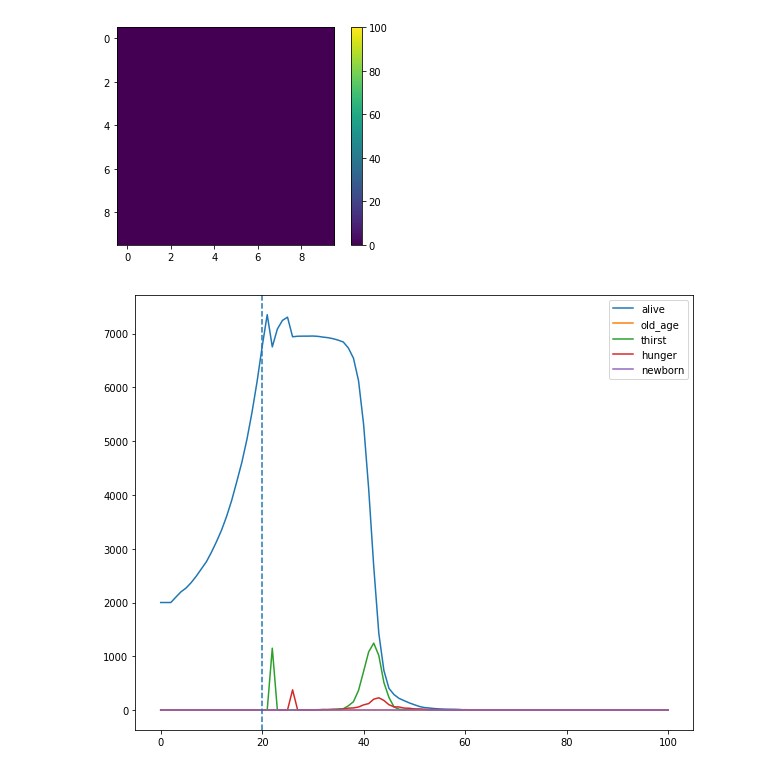
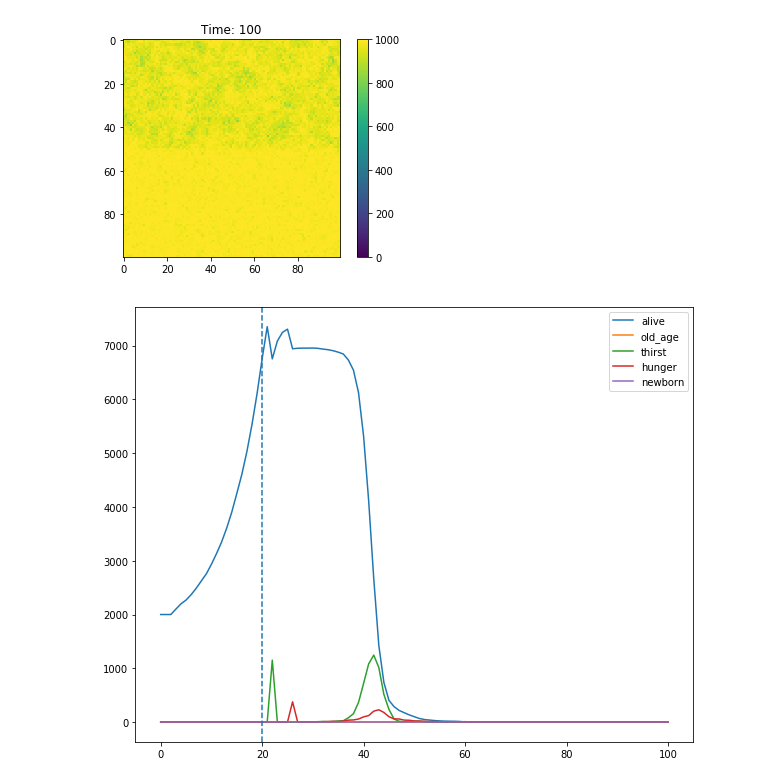
Before and after one commit to bbrzycki/flowerpot, a Jupyter notebook: jupyter-notebooks/Visualize_2D.ipynb, the cells around one changed output. Drawn from its saved outputs; the diff is of its cells as text; code cells hidden in the pictures.

```diff
--- a/jupyter-notebooks/Visualize_2D.ipynb
+++ b/jupyter-notebooks/Visualize_2D.ipynb
@@ -14,8 +14,8 @@ from flowerpot import *
 organism_list = dataset_io.load_organism_dataset('/Users/bryanbrzycki/Documents/Personal/Evolution-Code/Code/blossom/scripts/datasets/test_general_2d/organisms_ds0010.txt')
 organism_list
 # %%
-organism_path = '/Users/bryanbrzycki/Documents/Personal/Evolution-Code/Code/blossom/scripts/datasets/test_general_2d/organisms_ds0000.txt'
-world_path = '/Users/bryanbrzycki/Documents/Personal/Evolution-Code/Code/blossom/scripts/datasets/test_general_2d/world_ds0000.txt'
+organism_path = '/Users/bryanbrzycki/Documents/Personal/Evolution-Code/Code/blossom/scripts/2d/datasets/test_general_2d/organisms_ds0000.txt'
+world_path = '/Users/bryanbrzycki/Documents/Personal/Evolution-Code/Code/blossom/scripts/2d/datasets/test_general_2d/world_ds0000.txt'
 
 import json
 
@@ -24,7 +24,7 @@ with open(organism_path, 'r') as f:
 with open(world_path, 'r') as f:
     world = json.load(f)
 
-world_size = [10, 10]
+world_size = world['world_size']
 plot = [[0 for x in range(world_size[1])] for x in range(world_size[0])]
 
 for organism in organism_list:
@@ -32,6 +32,7 @@ for organism in organism_list:
         plot[organism['position'][0]][organism['position'][1]] += 1
 
 plt.imshow(plot)
+plt.title('Time: %03d' % 0)
 # plt.clim(0,10)
 plt.colorbar()
 plt.savefig('test.png')
@@ -40,16 +41,41 @@ plt.savefig('test.png')
 # %%
 organism_fields = ['alive', 'old_age', 'thirst', 'hunger', 'births']
 world_fields = ['water', 'food']
-organism_paths = sorted(glob.glob('/Users/bryanbrzycki/Documents/Personal/Evolution-Code/Code/blossom/scripts/datasets/test_general_2d/organisms_ds????.txt'))
-world_paths = sorted(glob.glob('/Users/bryanbrzycki/Documents/Personal/Evolution-Code/Code/blossom/scripts/datasets/test_general_2d/world_ds????.txt'))
+organism_paths = sorted(glob.glob('/Users/bryanbrzycki/Documents/Personal/Evolution-Code/Code/blossom/scripts/2d/datasets/test_general_2d/organisms_ds????.txt'))
+world_paths = sorted(glob.glob('/Users/bryanbrzycki/Documents/Personal/Evolution-Code/Code/blossom/scripts/2d/datasets/test_general_2d/world_ds????.txt'))
+
+with open(world_paths[0], 'r') as f:
+    world = json.load(f)
+
+world_size = world['world_size']
 
 time = 100
 
 for field in organism_fields:
     for i in range(time + 1):
+        max_val = 0
+
+        plot = [[0 for x in range(world_size[1])] for x in range(world_size[0])]
+
+        with open(organism_paths[i], 'r') as f:
+            organism_list = json.load(f)
+
+        for organism in organism_list:
+            if field == 'alive' and organism['alive'] \
+            or field == 'old_age' and organism['cause_of_death'] == 'old_age' \
+            or field == 'thirst' and organism['cause_of_death'] == 'thirst' \
+            or field == 'hunger' and organism['cause_of_death'] == 'hunger' \
+            or field == 'births' and organism['age'] == 0:
+                plot[organism['position'][0]][organism['position'][1]] += 1
+
+        for j in plot:
+            for i in j:
+                if i > max_val:
+                    max_val = i
+
+    for i in range(time + 1):
         plt.close('all')
 
-        world_size = [10, 10]
         plot = [[0 for x in range(world_size[1])] for x in range(world_size[0])]
 
         with open(organism_paths[i], 'r') as f:
@@ -65,15 +91,31 @@ for field in organism_fields:
 
         fig = plt.figure()
         plt.imshow(plot)
-        plt.clim(0,10)
+        plt.title('Time: %03d' % i)
+        plt.clim(0, max_val)
         plt.colorbar()
         plt.savefig('images/image_2d_%s_%03d.png' % (field, i))
+        print(field, i)
 
 for field in world_fields:
     for i in range(time + 1):
+        max_val = 0
+
+        plot = [[0 for x in range(world_size[1])] for x in range(world_size[0])]
+
+        with open(world_paths[i], 'r') as f:
+            world = json.load(f)
+
+        plot = world[field]
+
+        for j in plot:
+            for i in j:
+                if i > max_val:
+                    max_val = i
+
+    for i in range(time + 1):
         plt.close('all')
 
-        world_size = [10, 10]
         plot = [[0 for x in range(world_size[1])] for x in range(world_size[0])]
 
         with open(world_paths[i], 'r') as f:
@@ -83,7 +125,9 @@ for field in world_fields:
 
         fig = plt.figure()
         plt.imshow(plot)
-        plt.clim(0,100)
+        plt.title('Time: %03d' % i)
+        plt.clim(0, max_val)
         plt.colorbar()
         plt.savefig('images/image_2d_%s_%03d.png' % (field, i))
+        print(field, i)
 # %% [output]
@@ -90,4 +151,4 @@ for field in world_fields:
-[figure, old version]
+[figure, new version]
 # %%
 import imageio
 
```
Also changed, not shown: parts of 3 cells of this notebook, 4 other files.
